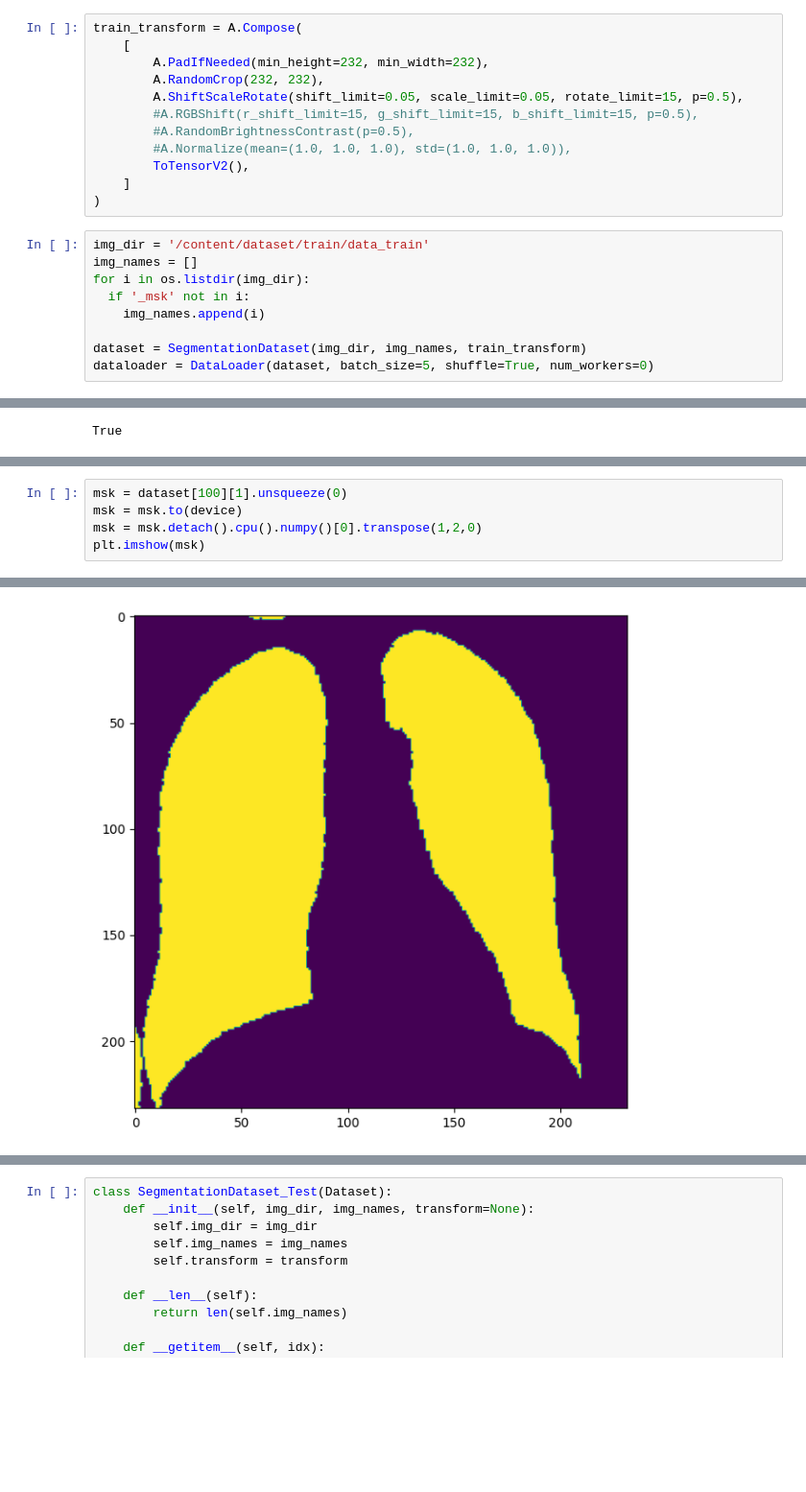
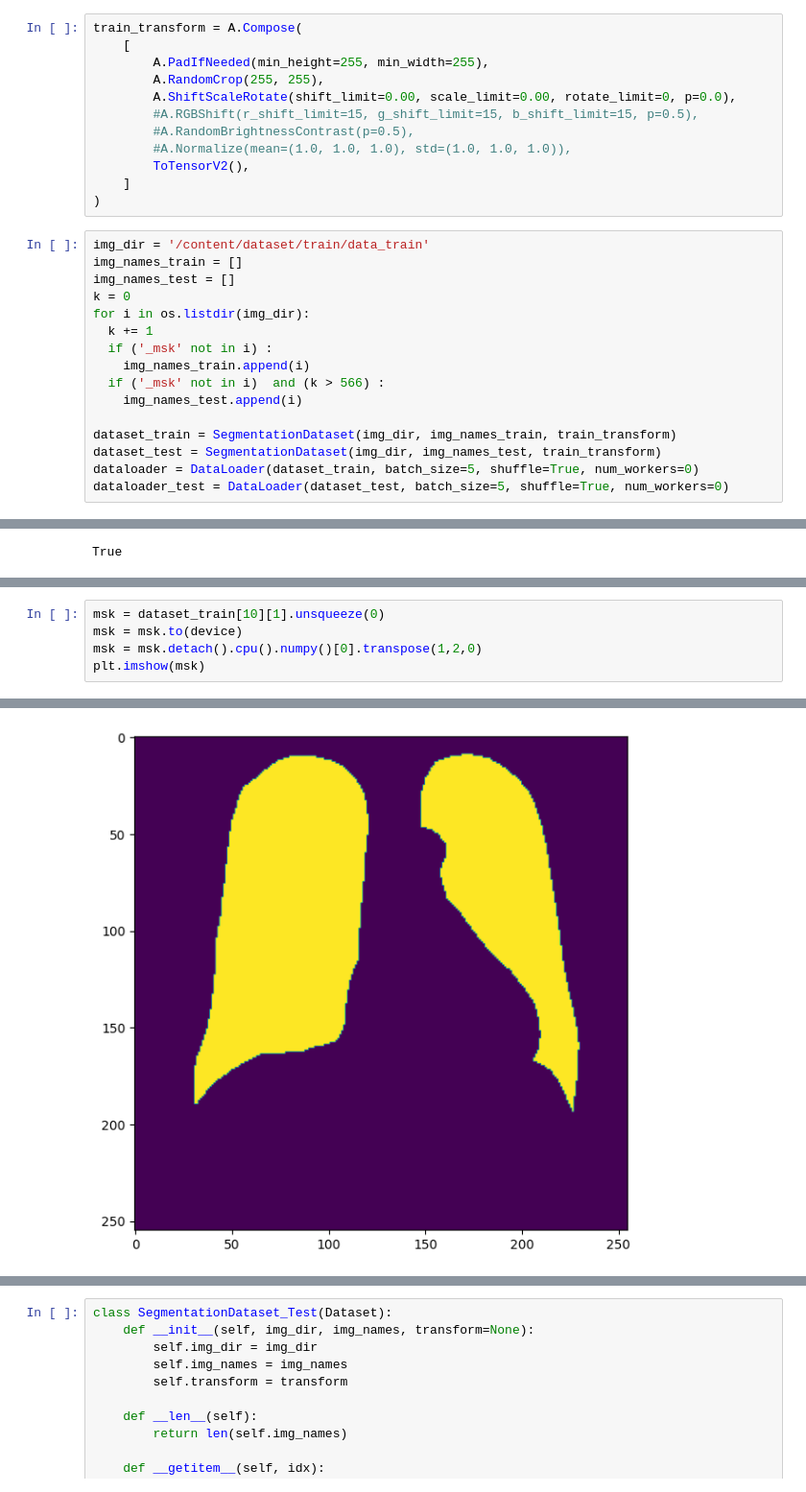
Before and after one commit to YulayNaumov/-ODS, a Jupyter notebook: Тестовое_ODS.ipynb, the cells around one changed output, grey strips where cells are left out. Shown at 96% size. Cells and saved outputs as stored; diff of their text form; blank space fills up the shorter version.

```diff
--- a/Тестовое_ODS.ipynb
+++ b/Тестовое_ODS.ipynb
@@ -127,9 +109,9 @@ class SegmentationDataset(Dataset):
 # %%
 train_transform = A.Compose(
     [
-        A.PadIfNeeded(min_height=232, min_width=232),
-        A.RandomCrop(232, 232),
-        A.ShiftScaleRotate(shift_limit=0.05, scale_limit=0.05, rotate_limit=15, p=0.5),
+        A.PadIfNeeded(min_height=255, min_width=255),
+        A.RandomCrop(255, 255),
+        A.ShiftScaleRotate(shift_limit=0.00, scale_limit=0.00, rotate_limit=0, p=0.0),
         #A.RGBShift(r_shift_limit=15, g_shift_limit=15, b_shift_limit=15, p=0.5),
         #A.RandomBrightnessContrast(p=0.5),
         #A.Normalize(mean=(1.0, 1.0, 1.0), std=(1.0, 1.0, 1.0)),
@@ -138,10 +120,17 @@ train_transform = A.Compose(
 )
 # %%
 img_dir = '/content/dataset/train/data_train'
-img_names = []
+img_names_train = []
+img_names_test = []
+k = 0
 for i in os.listdir(img_dir):
-  if '_msk' not in i:
-    img_names.append(i)
+  k += 1
+  if ('_msk' not in i) :
+    img_names_train.append(i)
+  if ('_msk' not in i)  and (k > 566) :
+    img_names_test.append(i)
 
-dataset = SegmentationDataset(img_dir, img_names, train_transform)
-dataloader = DataLoader(dataset, batch_size=5, shuffle=True, num_workers=0)
+dataset_train = SegmentationDataset(img_dir, img_names_train, train_transform)
+dataset_test = SegmentationDataset(img_dir, img_names_test, train_transform)
+dataloader = DataLoader(dataset_train, batch_size=5, shuffle=True, num_workers=0)
+dataloader_test = DataLoader(dataset_test, batch_size=5, shuffle=True, num_workers=0)
@@ -460,8 +510,8 @@ plt.imshow(img_np)
 # %%
-msk = dataset[100][1].unsqueeze(0)
+msk = dataset_train[10][1].unsqueeze(0)
 msk = msk.to(device)
 msk = msk.detach().cpu().numpy()[0].transpose(1,2,0)
 plt.imshow(msk)
 # %% [output]
 <matplotlib.image.AxesImage at 0x...>
-[figure, old version]
+[figure, new version]
```
Also changed, not shown: parts of 52 cells of this notebook.
